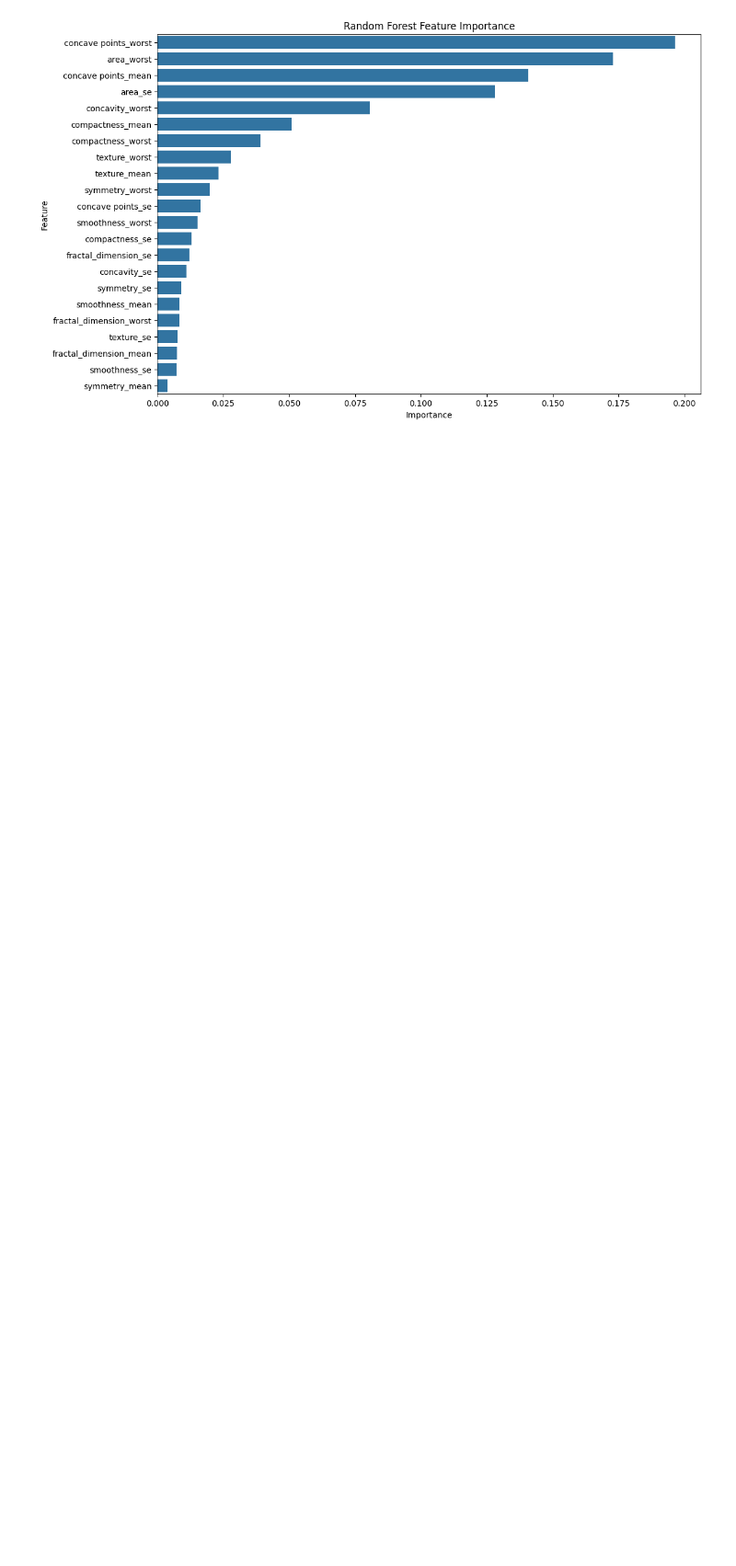
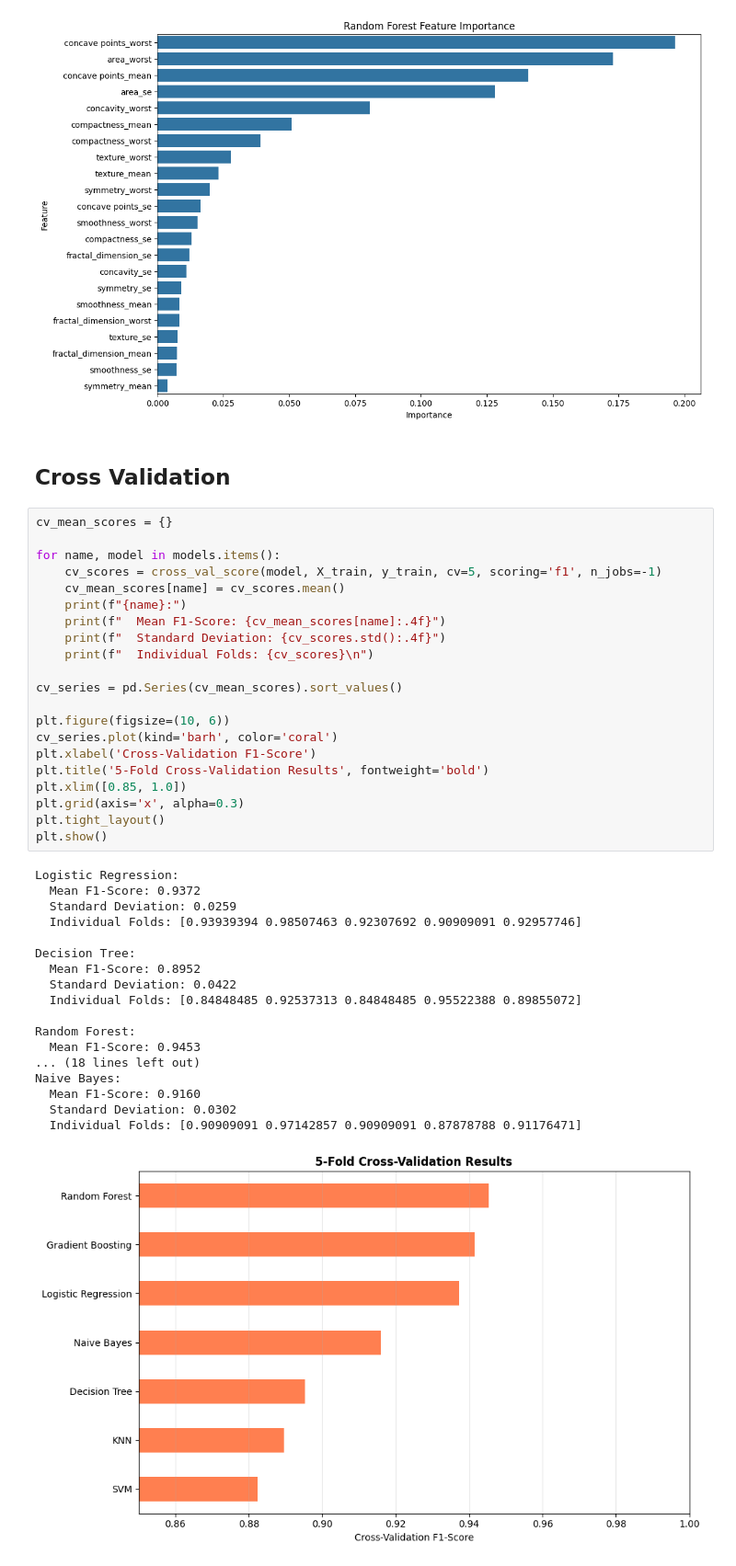
Before and after one commit to AkmalFazli27/breast-cancer-prediction, a Jupyter notebook: notebook/modeling.ipynb, the cells around one changed output. Shown at 92% size. Saved outputs shown, nothing was run; the diff lists cells and outputs as text; blank space fills up the shorter version.

Commit message:
Add cross validation

```diff
--- a/notebook/modeling.ipynb
+++ b/notebook/modeling.ipynb
@@ -260,3 +260,45 @@ plt.title('Random Forest Feature Importance')
 plt.show()
 # %% [output]
 [figure]
+# %% [markdown]
+## Cross Validation
+# %%
+cv_mean_scores = {}
+
+for name, model in models.items():
+    cv_scores = cross_val_score(model, X_train, y_train, cv=5, scoring='f1', n_jobs=-1)
+    cv_mean_scores[name] = cv_scores.mean()
+    print(f"{name}:")
+    print(f"  Mean F1-Score: {cv_mean_scores[name]:.4f}")
+    print(f"  Standard Deviation: {cv_scores.std():.4f}")
+    print(f"  Individual Folds: {cv_scores}\n")
+
+cv_series = pd.Series(cv_mean_scores).sort_values()
+
+plt.figure(figsize=(10, 6))
+cv_series.plot(kind='barh', color='coral')
+plt.xlabel('Cross-Validation F1-Score')
+plt.title('5-Fold Cross-Validation Results', fontweight='bold')
+plt.xlim([0.85, 1.0])
+plt.grid(axis='x', alpha=0.3)
+plt.tight_layout()
+plt.show()
+# %% [output]
+Logistic Regression:
+  Mean F1-Score: 0.9372
+  Standard Deviation: 0.0259
+  Individual Folds: [0.93939394 0.98507463 0.92307692 0.90909091 0.92957746]
+
+Decision Tree:
+  Mean F1-Score: 0.8952
+  Standard Deviation: 0.0422
+  Individual Folds: [0.84848485 0.92537313 0.84848485 0.95522388 0.89855072]
+
+Random Forest:
+  Mean F1-Score: 0.9453
+... (18 lines left out)
+Naive Bayes:
+  Mean F1-Score: 0.9160
+  Standard Deviation: 0.0302
+  Individual Folds: [0.90909091 0.97142857 0.90909091 0.87878788 0.91176471]
+[figure, added]
```
Also changed, not shown: parts of 1 cell of this notebook.
